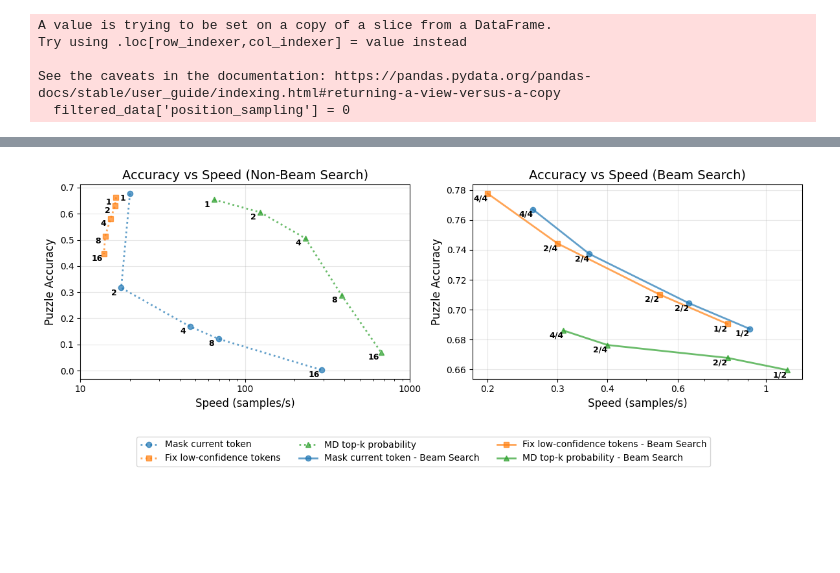
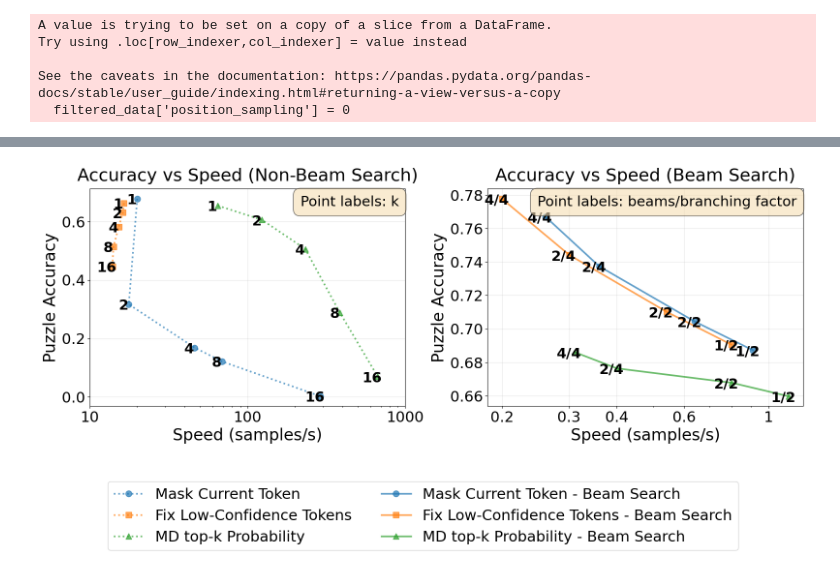
Before and after one commit to Paescal/gidd, a Jupyter notebook: gidd/eval/specific_evaluations/presentation_acc_nfe/compare_acc_nfe.ipynb, the cells around one changed output, grey strips where cells are left out. Cells and saved outputs as stored; diff of their text form; code cells hidden in the pictures; blank space fills up the shorter version.

```diff
--- a/gidd/eval/specific_evaluations/presentation_acc_nfe/compare_acc_nfe.ipynb
+++ b/gidd/eval/specific_evaluations/presentation_acc_nfe/compare_acc_nfe.ipynb
@@ -258,8 +258,8 @@ plt.show()
 # %%
 # Plot accuracy vs speed for each strategy with specific filtering - Split into subplots
 
-# Create subplots
-fig, (ax1, ax2) = plt.subplots(1, 2, figsize=(12, 4))
+# Create subplots with PDF-friendly dimensions
+fig, (ax1, ax2) = plt.subplots(1, 2, figsize=(16, 6))
 
 # Get unique strategies and checkpoints for plotting
 strategies = filtered_data['strategy'].unique()
@@ -297,7 +297,7 @@ def plot_subset_on_axis(ax, x_axis, subset, label, strategy_color, marker, lines
                 marker=marker,
                 color=strategy_color,
                 linestyle=linestyle,
-                markersize=6, alpha=0.7, linewidth=2)
+                markersize=9, alpha=0.7, linewidth=2.5)
 
         # Add text labels to points
         if text_labels is not None:
@@ -307,9 +307,8 @@ def plot_subset_on_axis(ax, x_axis, subset, label, strategy_color, marker, lines
                            textcoords="offset points",
                            xytext=(-8,-8),
                            ha='center',
-                           fontsize=9,
+                           fontsize=21,
                            color='black',
-                        #    bbox=dict(boxstyle='round,pad=0.1', facecolor='white', alpha=0.8, edgecolor='none'),
                            fontweight='bold')
 
         return line[0]
@@ -363,47 +362,51 @@ for category, category_data in df_by_category.items():
                 subset_sorted = subset_copy.sort_values(['pruning_num_beams_numeric', 'branching_factor_numeric'])
                 # Create text labels with pruning_num_beams/branching_factor format
                 text_labels = []
                 for _, row in subset_sorted.iterrows():
                     pruning_beams = str(int(row['pruning_num_beams_numeric']))
                     branching_factor = str(int(row['branching_factor_numeric']))
                     text_labels.append(f"{pruning_beams}/{branching_factor}")
                 line = plot_subset_on_axis(ax2, 'speed', subset_copy, label, strategy_color, markers[strategies_to_index[strategy] % len(markers)], linestyle, sort_by=['pruning_num_beams_numeric', 'branching_factor_numeric'], text_labels=text_labels)
                 if line and label not in all_labels:
                     all_lines.append(line)
                     all_labels.append(label)
 
 # Calculate common y-axis range
 y_min = min(all_y_values) * 0.95  # Add small margin
 y_max = max(all_y_values) * 1.05  # Add small margin
 
 # Configure first subplot (non-beam search)
-ax1.set_xlabel('Speed (samples/s)', fontsize=12)
-ax1.set_ylabel('Puzzle Accuracy', fontsize=12)
-ax1.set_title('Accuracy vs Speed (Non-Beam Search)', fontsize=14)
+ax1.set_xlabel('Speed (samples/s)', fontsize=24)
+ax1.set_ylabel('Puzzle Accuracy', fontsize=24)
+ax1.set_title('Accuracy vs Speed (Non-Beam Search)', fontsize=26, pad=12)
 ax1.grid(True, alpha=0.3)
 ax1.set_xscale('log')
-# ax1.set_xticks([0.1, 1, 10, 100, 1000])
-# ax1.set_xticklabels([0.1, 1, 10, 100, 1000])
 ax1.set_xticks([10, 100, 1000])
-ax1.set_xticklabels([10, 100, 1000])
-# ax1.set_ylim(y_min, y_max)
+ax1.set_xticklabels([10, 100, 1000], fontsize=22)
+ax1.tick_params(axis='y', labelsize=22)
+# Add description text in top right corner
+ax1.text(0.98, 0.97, 'Point labels: k', transform=ax1.transAxes,
+         fontsize=21, verticalalignment='top', horizontalalignment='right',
+         bbox=dict(boxstyle='round', facecolor='wheat', alpha=0.6, pad=0.5))
 
 # Configure second subplot (beam search)
-ax2.set_xlabel('Speed (samples/s)', fontsize=12)
-ax2.set_ylabel('Puzzle Accuracy', fontsize=12)
-ax2.set_title('Accuracy vs Speed (Beam Search)', fontsize=14)
+ax2.set_xlabel('Speed (samples/s)', fontsize=24)
+ax2.set_ylabel('Puzzle Accuracy', fontsize=24)
+ax2.set_title('Accuracy vs Speed (Beam Search)', fontsize=26, pad=12)
 ax2.grid(True, alpha=0.3)
 ax2.set_xscale('log')
-# ax2.set_xticks([0.1, 1, 10, 100, 1000])
-# ax2.set_xticklabels([0.1, 1, 10, 100, 1000])
 ax2.set_xticks([0.2, 0.3, 0.4, 0.6, 1])
-ax2.set_xticklabels([0.2, 0.3, 0.4, 0.6, 1])
-# ax2.set_ylim(y_min, y_max)
+ax2.set_xticklabels([0.2, 0.3, 0.4, 0.6, 1], fontsize=22)
+ax2.tick_params(axis='y', labelsize=22)
+# Add description text in top right corner
+ax2.text(0.98, 0.97, 'Point labels: beams/branching factor', transform=ax2.transAxes,
+         fontsize=21, verticalalignment='top', horizontalalignment='right',
+         bbox=dict(boxstyle='round', facecolor='wheat', alpha=0.6, pad=0.5))
 
-# Add combined legend below the plots
-fig.legend(all_lines, all_labels, loc='upper center', bbox_to_anchor=(0.5, -0.05), ncol=3)
+# Add combined legend with 4 rows to fit within plot width
+fig.legend(all_lines, all_labels, loc='upper center', bbox_to_anchor=(0.5, -0.08), ncol=2, fontsize=22, frameon=True)
 
 plt.tight_layout()
 plt.show()
 # %% [output]
-[figure, old version]
+[figure, new version]
```
Also changed, not shown: parts of 3 cells of this notebook, 39 other files.
